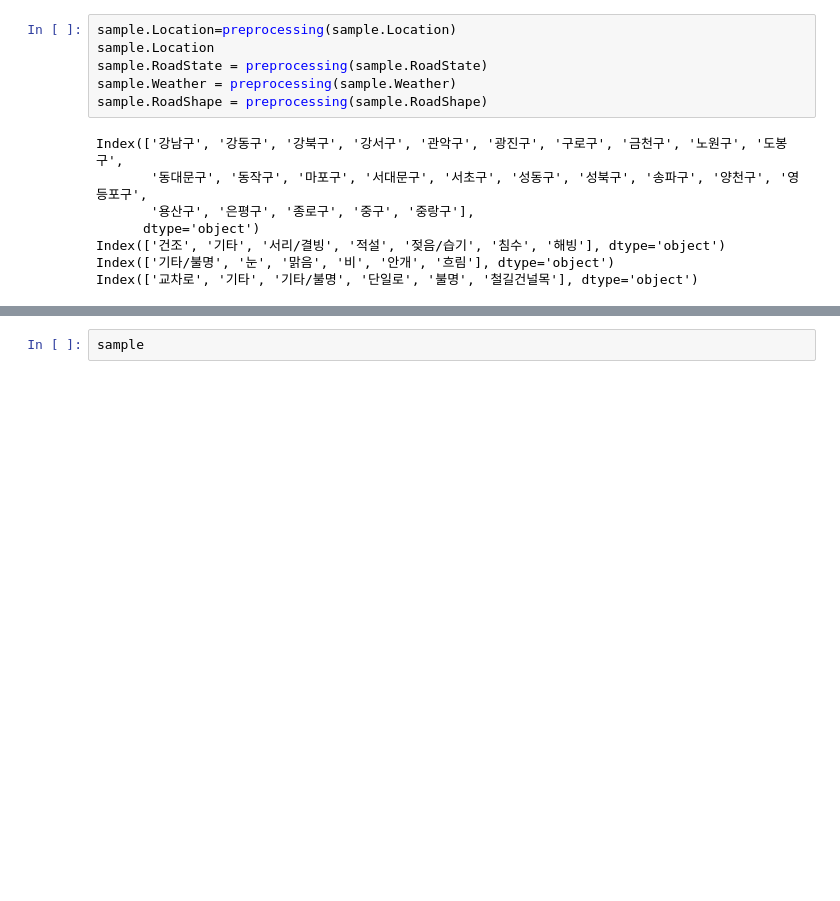
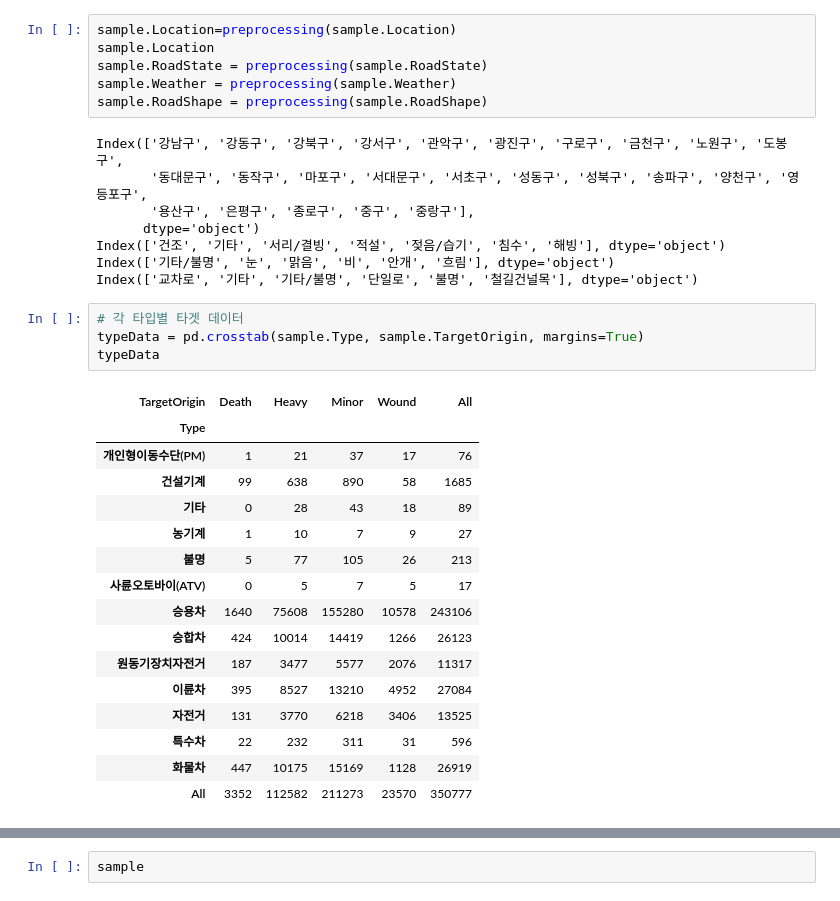
Before and after one commit to oohyun15/Prediction-of-Traffic-Accident-Risk, a Jupyter notebook: src/Preprocessing.ipynb, the cells around one changed output, grey strips where cells are left out. Drawn from its saved outputs; the diff is of its cells as text; blank space fills up the shorter version.

Commit message:
Update Type Feature

```diff
--- a/src/Preprocessing.ipynb
+++ b/src/Preprocessing.ipynb
@@ -173,3 +154,24 @@ Index(['강남구', '강동구', '강북구', '강서구', '관악구', '광진
 Index(['건조', '기타', '서리/결빙', '적설', '젖음/습기', '침수', '해빙'], dtype='object')
 Index(['기타/불명', '눈', '맑음', '비', '안개', '흐림'], dtype='object')
 Index(['교차로', '기타', '기타/불명', '단일로', '불명', '철길건널목'], dtype='object')
+# %%
+# 각 타입별 타겟 데이터
+typeData = pd.crosstab(sample.Type, sample.TargetOrigin, margins=True)
+typeData
+# %% [output]
+| TargetOrigin | Death | Heavy | Minor | Wound | All |
+| Type |  |  |  |  |  |
+| 개인형이동수단(PM) | 1 | 21 | 37 | 17 | 76 |
+| 건설기계 | 99 | 638 | 890 | 58 | 1685 |
+| 기타 | 0 | 28 | 43 | 18 | 89 |
+| 농기계 | 1 | 10 | 7 | 9 | 27 |
+| 불명 | 5 | 77 | 105 | 26 | 213 |
+| 사륜오토바이(ATV) | 0 | 5 | 7 | 5 | 17 |
+| 승용차 | 1640 | 75608 | 155280 | 10578 | 243106 |
+| 승합차 | 424 | 10014 | 14419 | 1266 | 26123 |
+| 원동기장치자전거 | 187 | 3477 | 5577 | 2076 | 11317 |
+| 이륜차 | 395 | 8527 | 13210 | 4952 | 27084 |
+| 자전거 | 131 | 3770 | 6218 | 3406 | 13525 |
+| 특수차 | 22 | 232 | 311 | 31 | 596 |
+| 화물차 | 447 | 10175 | 15169 | 1128 | 26919 |
+| All | 3352 | 112582 | 211273 | 23570 | 350777 |
```
Also changed, not shown: parts of 2 cells of this notebook.
